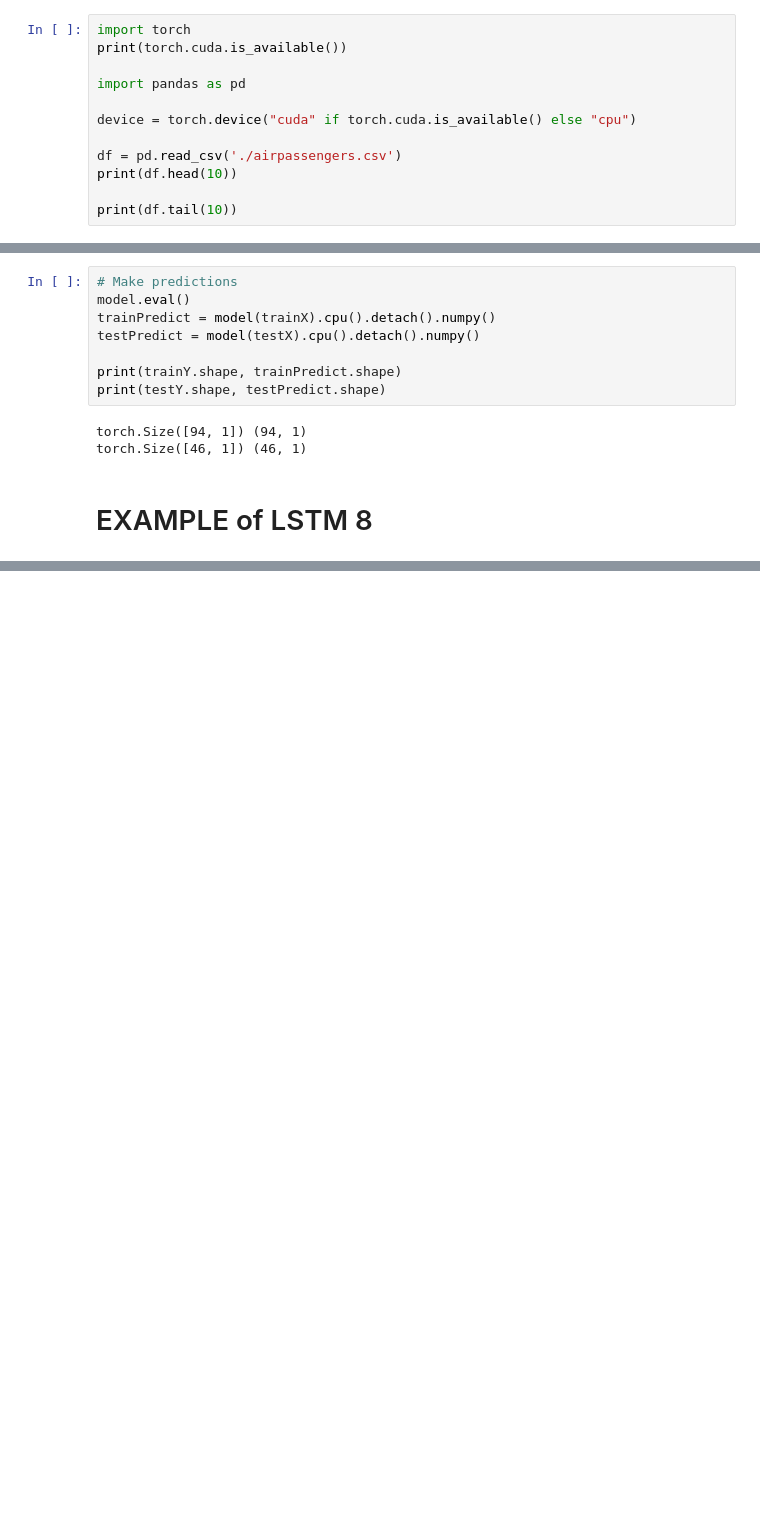
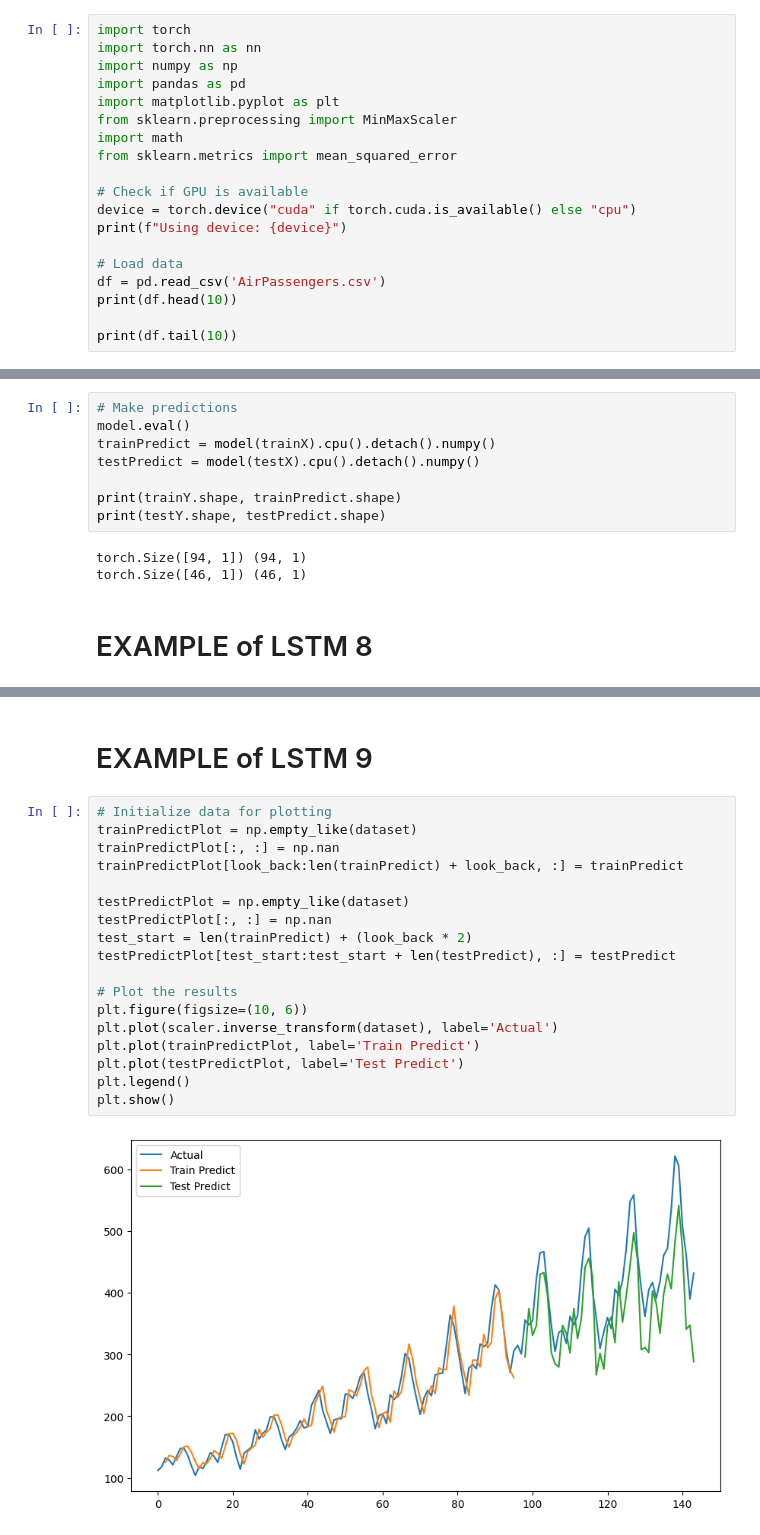
Before and after one commit to KunChen-tw/DeepLearning, a Jupyter notebook: deeplearning1109_Ch7_4.ipynb, the cells around one changed output, grey strips where cells are left out. Saved outputs shown, nothing was run; the diff lists cells and outputs as text; blank space fills up the shorter version.

```diff
--- a/deeplearning1109_Ch7_4.ipynb
+++ b/deeplearning1109_Ch7_4.ipynb
@@ -4,13 +4,20 @@
 # EXAMPLE of LSTM 1
 # %%
 import torch
-print(torch.cuda.is_available())
+import torch.nn as nn
+import numpy as np
+import pandas as pd
+import matplotlib.pyplot as plt
+from sklearn.preprocessing import MinMaxScaler
+import math
+from sklearn.metrics import mean_squared_error
 
-import pandas as pd
+# Check if GPU is available
+device = torch.device("cuda" if torch.cuda.is_available() else "cpu")
+print(f"Using device: {device}")
 
-device = torch.device("cuda" if torch.cuda.is_available() else "cpu")
-
-df = pd.read_csv('./airpassengers.csv')
+# Load data
+df = pd.read_csv('AirPassengers.csv')
 print(df.head(10))
 
 print(df.tail(10))
@@ -222,0 +212,22 @@ Test RMSE: 101316674.22
+# %% [markdown]
+# EXAMPLE of LSTM 9
+# %%
+# Initialize data for plotting
+trainPredictPlot = np.empty_like(dataset)
+trainPredictPlot[:, :] = np.nan
+trainPredictPlot[look_back:len(trainPredict) + look_back, :] = trainPredict
+
+testPredictPlot = np.empty_like(dataset)
+testPredictPlot[:, :] = np.nan
+test_start = len(trainPredict) + (look_back * 2)
+testPredictPlot[test_start:test_start + len(testPredict), :] = testPredict
+
+# Plot the results
+plt.figure(figsize=(10, 6))
+plt.plot(scaler.inverse_transform(dataset), label='Actual')
+plt.plot(trainPredictPlot, label='Train Predict')
+plt.plot(testPredictPlot, label='Test Predict')
+plt.legend()
+plt.show()
+# %% [output]
+[figure, added]
```
Also changed, not shown: parts of 7 cells of this notebook.
